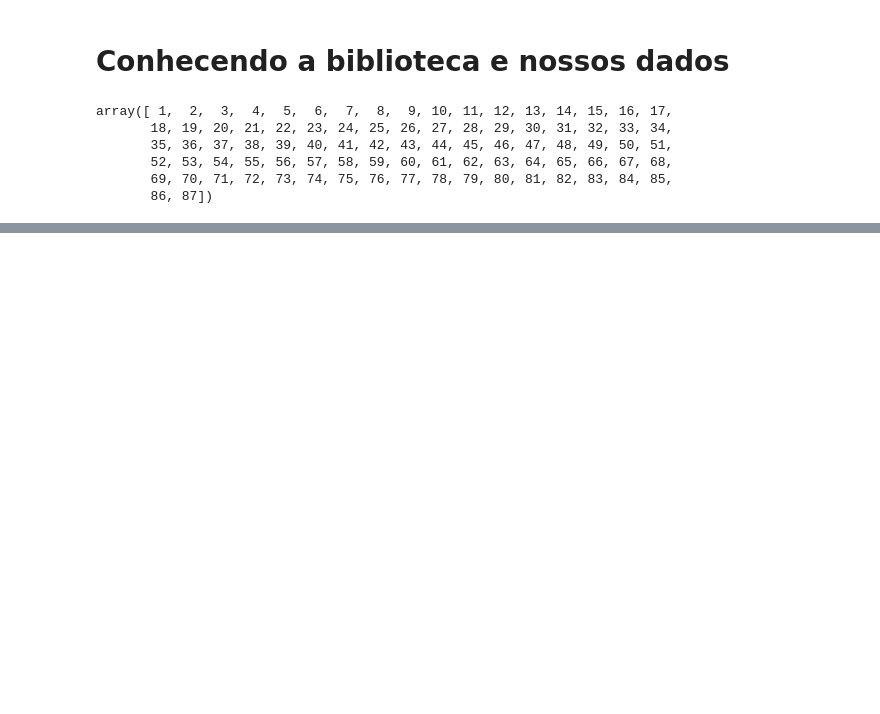
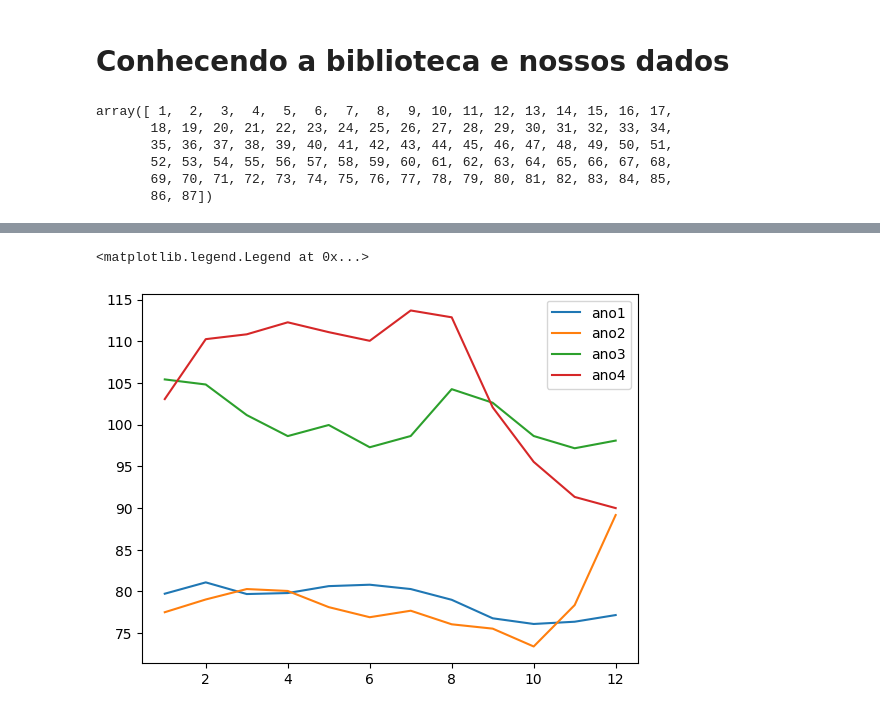
Before and after one commit to JoaoVictoStangari/Estudos, a Jupyter notebook: Alura/NumPy: análise numérica eficiente com Python/NumPy_análise_numérica_eficiente_com_Python.ipynb, the cells around one changed output, grey strips where cells are left out. Drawn from its saved outputs; the diff is of its cells as text; code cells hidden in the pictures; blank space fills up the shorter version.

```diff
--- a/Alura/NumPy: análise numérica eficiente com Python/NumPy_análise_numérica_eficiente_com_Python.ipynb
+++ b/Alura/NumPy: análise numérica eficiente com Python/NumPy_análise_numérica_eficiente_com_Python.ipynb
@@ -23,0 +98,23 @@ dado = np.loadtxt(url, delimiter=",", usecols=np.arange(1, 88, 1))
+# %%
+# filtrar cada dado de preco por variáveis que representam a cidade
+Moscow = precos[:,0]
+Kaliningrad = precos[:,1]
+Petersburg = precos[:,2]
+Krasnodar = precos[:,3]
+Ekaterinburg = precos[:,4]
+# %%
+# separação dos preços por ano da cidade de Moscown
+Moscow_ano1 = Moscow[0:12]
+Moscow_ano2 = Moscow[12:24]
+Moscow_ano3 = Moscow[24:36]
+Moscow_ano4 = Moscow[36:48]
+# %%
+# plotagem dos 4 anos separadamente da cidade de Moscow e adicionar legenda
+plt.plot(np.arange(1,13,1), Moscow_ano1)
+plt.plot(np.arange(1,13,1), Moscow_ano2)
+plt.plot(np.arange(1,13,1), Moscow_ano3)
+plt.plot(np.arange(1,13,1), Moscow_ano4)
+plt.legend(["ano1", "ano2", "ano3", "ano4"])
+# %% [output]
+<matplotlib.legend.Legend at 0x...>
+[figure, added]
```
Also changed, not shown: parts of 8 cells of this notebook.
